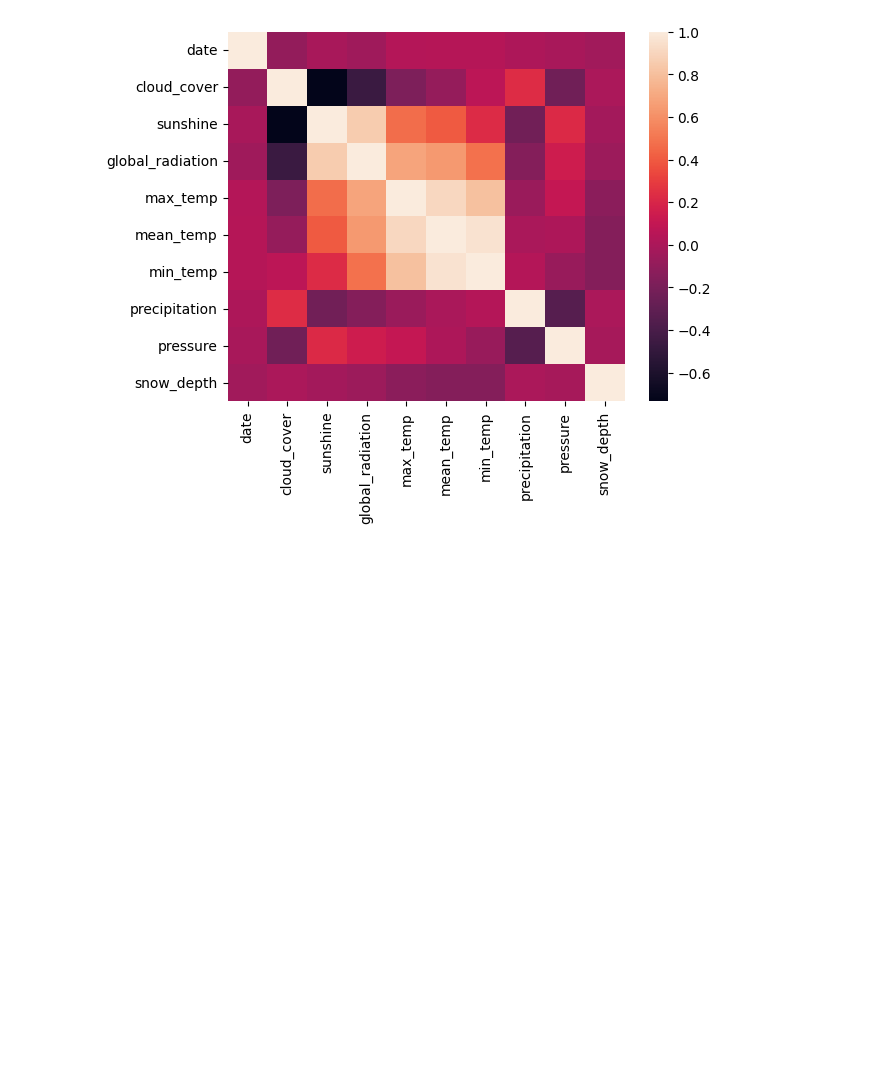
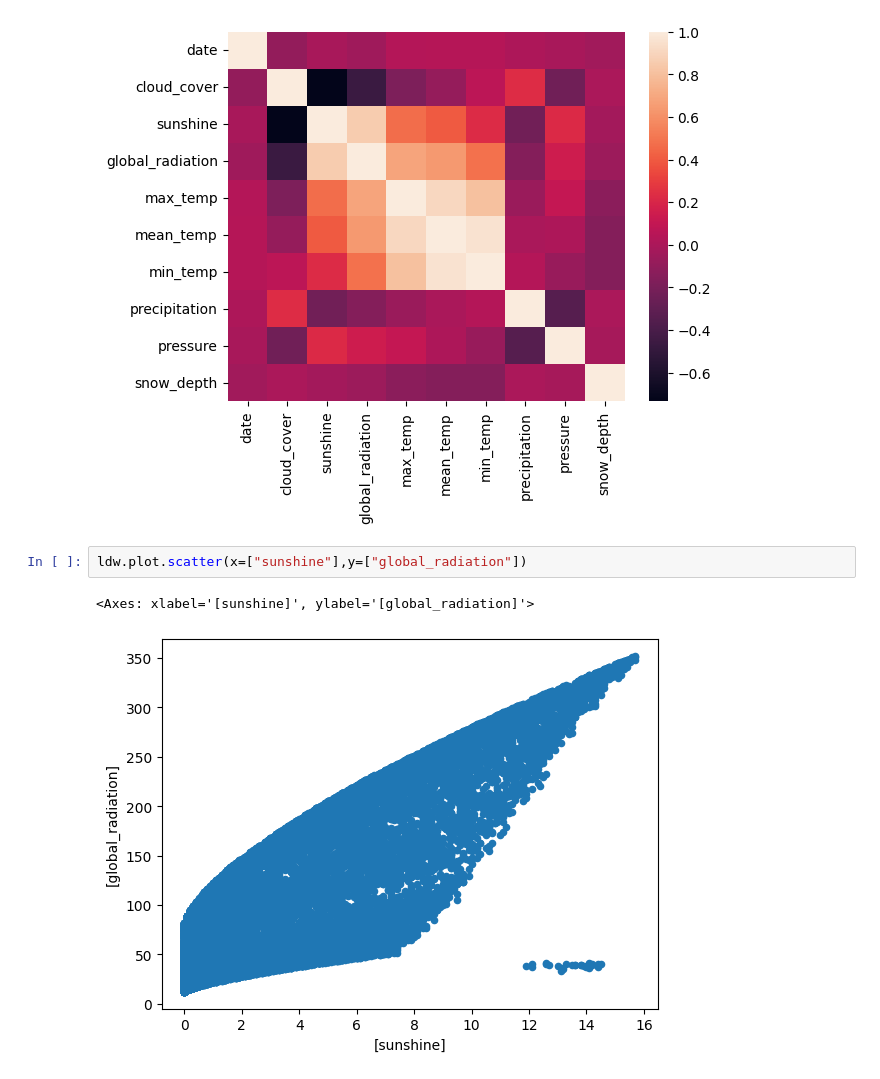
Before and after one commit to AdTekDev/EmT.DS, a Jupyter notebook: 05-Data/EmT.T7.W05.ipynb, the cells around one changed output. Cells and saved outputs as stored; diff of their text form; blank space fills up the shorter version.

```diff
--- a/05-Data/EmT.T7.W05.ipynb
+++ b/05-Data/EmT.T7.W05.ipynb
@@ -37,3 +38,8 @@ sns.heatmap(ldw.corr())
 # %% [output]
 <Axes: >
 [figure]
+# %%
+ldw.plot.scatter(x=["sunshine"],y=["global_radiation"])
+# %% [output]
+<Axes: xlabel='[sunshine]', ylabel='[global_radiation]'>
+[figure, added]
```
Also changed, not shown: parts of 6 cells of this notebook.
